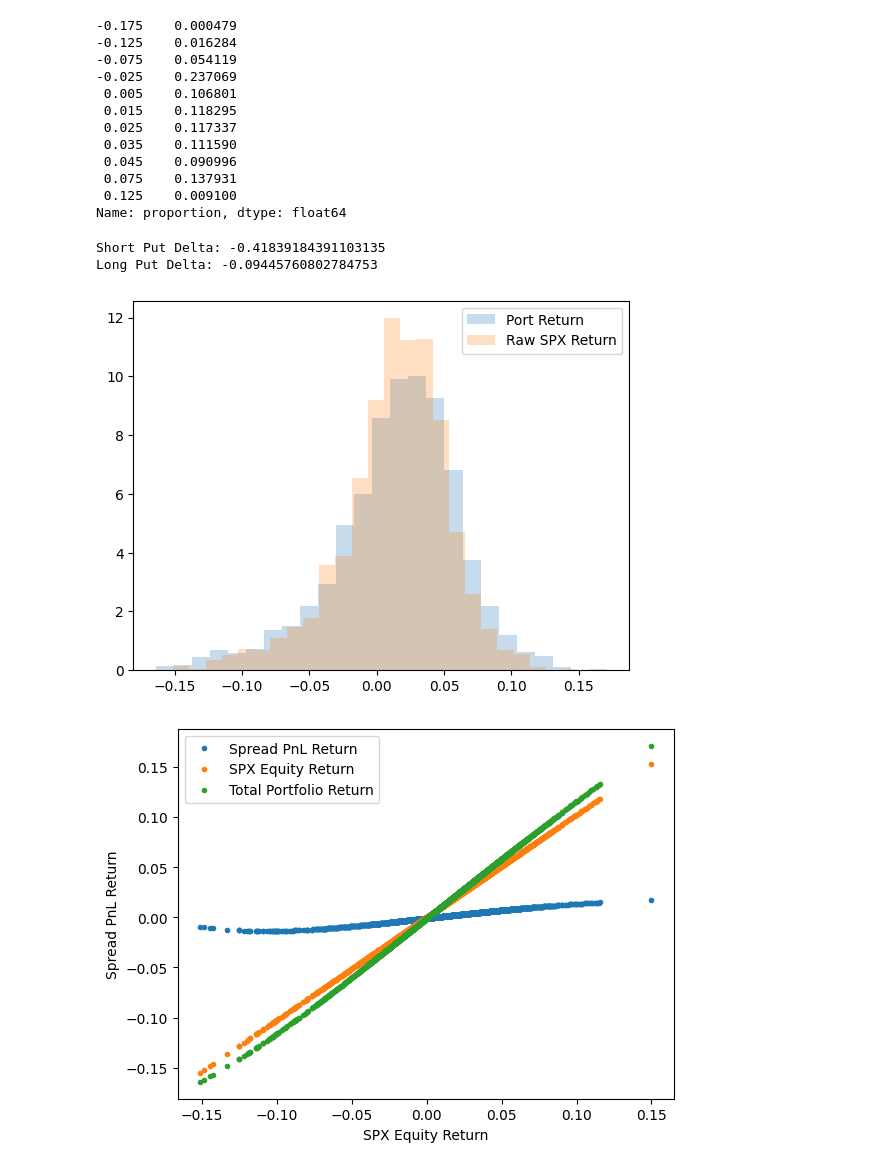
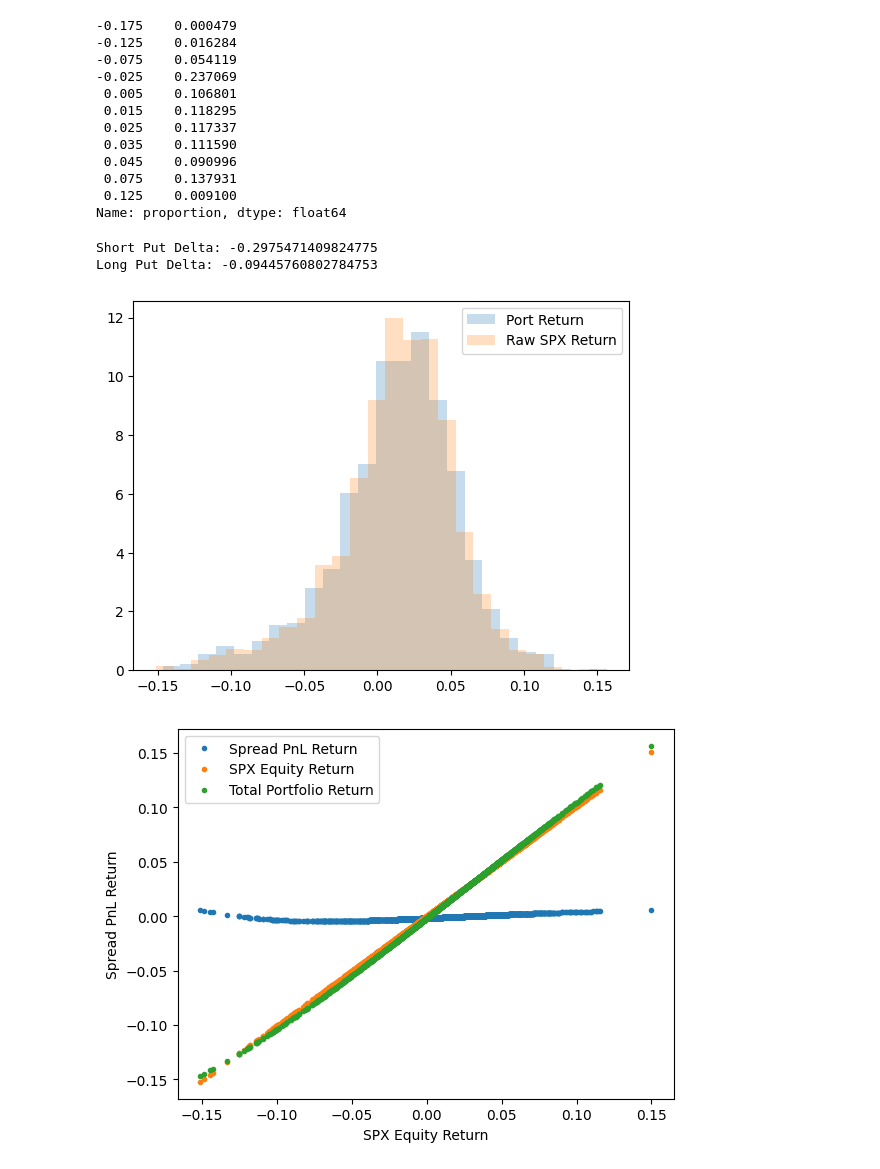
Before and after one commit to cja119/options_wizard, a Jupyter notebook: notebooks/.ipynb, the cells around one changed output. Saved outputs shown, nothing was run; the diff lists cells and outputs as text; code cells hidden in the pictures.

```diff
--- a/notebooks/.ipynb
+++ b/notebooks/.ipynb
@@ -106,7 +106,7 @@ print(proportions)
 Name: proportion, dtype: float64
 # %%
 current_price = 100
-short_strike = 98
+short_strike = 93
 long_strike = 82
 
 short_position = -1
@@ -149,35 +149,49 @@ spread_cost = num_contracts * (
 )
 
 spread_values_at_exit = []
+deltas_at_exit = []
 for price_change in price_ranges:
     exit_price = current_price * (1 + price_change)
     spread_value = (
         black_scholes_value(exit_price, short_strike, exit_ttm, risk_free_rate, implied_vol, short_position) +
         black_scholes_value(exit_price, long_strike, exit_ttm, risk_free_rate, implied_vol, long_position)
     ) * num_contracts
     spread_values_at_exit.append(spread_value)
+    delta = (
+        black_scholes_put_delta(exit_price, short_strike, exit_ttm, risk_free_rate, implied_vol) * short_position +
+        black_scholes_put_delta(exit_price, long_strike, exit_ttm, risk_free_rate, implied_vol) * long_position
+    )
+    deltas_at_exit.append(delta)
 
 spread_pnl = np.array(spread_values_at_exit) - spread_cost
 
 spx_inv = portfolio_value - spread_cost
 spx_eqty = (1+price_ranges) * spx_inv
 
 
 
 plt.hist((spx_eqty - spx_inv+ spread_pnl) / portfolio_value, bins=25, density=True, alpha=0.25, label="Port Return")
 plt.hist((price_ranges), bins=25, density=True, alpha=0.25, label="Raw SPX Return")
 plt.legend()
 plt.show()
 
+
 plt.plot( price_ranges, (spread_pnl) / portfolio_value, marker='.', linestyle='none',label="Spread PnL Return")
 plt.plot(price_ranges , (spx_eqty -spx_inv) / portfolio_value, marker='.', linestyle='none', label="SPX Equity Return")
 plt.plot(price_ranges , (spx_eqty -spx_inv) / portfolio_value +(spread_pnl) / portfolio_value, marker='.', linestyle='none', label="Total Portfolio Return")
 plt.xlabel("SPX Equity Return")
 plt.ylabel("Spread PnL Return")
 plt.legend()
 plt.show()
+
+
+plt.plot( price_ranges, deltas_at_exit, marker='.', linestyle='none',label="Spread Delta at Exit")
+plt.xlabel("SPX Equity Return")
+plt.ylabel("Spread Delta at Exit")
+plt.legend()
+plt.show()
 # %% [output]
-Short Put Delta: -0.41839184391103135
+Short Put Delta: -0.2975471409824775
 Long Put Delta: -0.09445760802784753
-[figure, old version]
+[figure, new version]
-[figure, old version]
+[figure, new version]
```
Also changed, not shown: parts of 1 cell of this notebook, 2 other files.
